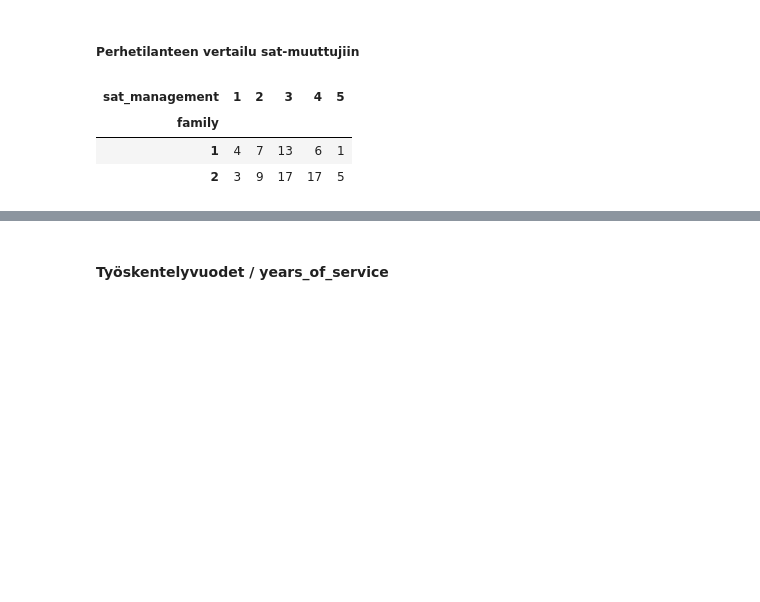
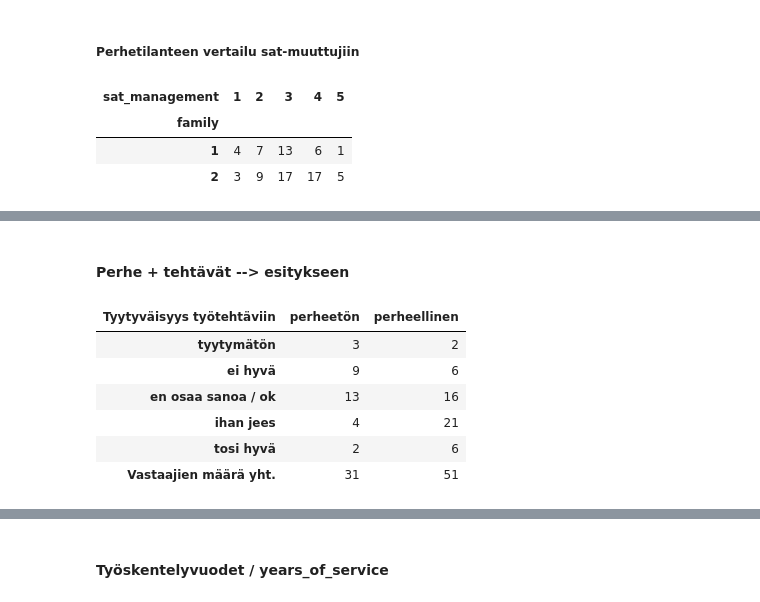
Before and after one commit to Hildura/Tiedonk-sittely-Pytjonilla-Ryhm-5, a Jupyter notebook: Projekti/Analyzing_WorkPlaceSatisfactionSurveyData.ipynb, the cells around one changed output, grey strips where cells are left out. Drawn from its saved outputs; the diff is of its cells as text; code cells hidden in the pictures; blank space fills up the shorter version.

```diff
--- a/Projekti/Analyzing_WorkPlaceSatisfactionSurveyData.ipynb
+++ b/Projekti/Analyzing_WorkPlaceSatisfactionSurveyData.ipynb
@@ -282,0 +426,23 @@ df_perhe_johto
+# %% [markdown]
+#### Perhe + tehtävät --> esitykseen
+# %%
+# PERHE + TEHTÄVÄT
+
+df_perhe_tyoteht = pd.crosstab(df['sat_tasks'], df['family'])
+df_perhe_tyoteht.index = ['tyytymätön', 'ei hyvä', 'en osaa sanoa / ok', 'ihan jees', 'tosi hyvä' ]
+df_perhe_tyoteht.columns = ['perheetön', 'perheellinen']
+df_perhe_tyoteht.columns.name='Tyytyväisyys työtehtäviin '
+df_perhe_tyoteht.loc['Vastaajien määrä yht.'] = df_perhe_tyoteht.sum()
+df_perhe_tyoteht
+
+#chi2_contingency(df_perhe_tyoteht)
+
+# pvalue=np.float64(0.0340357152085103) --> melkein merkitsevä riippuvuus?
+# %% [output]
+| Tyytyväisyys työtehtäviin | perheetön | perheellinen |
+| tyytymätön | 3 | 2 |
+| ei hyvä | 9 | 6 |
+| en osaa sanoa / ok | 13 | 16 |
+| ihan jees | 4 | 21 |
+| tosi hyvä | 2 | 6 |
+| Vastaajien määrä yht. | 31 | 51 |
```
Also changed, not shown: parts of 21 cells of this notebook.
